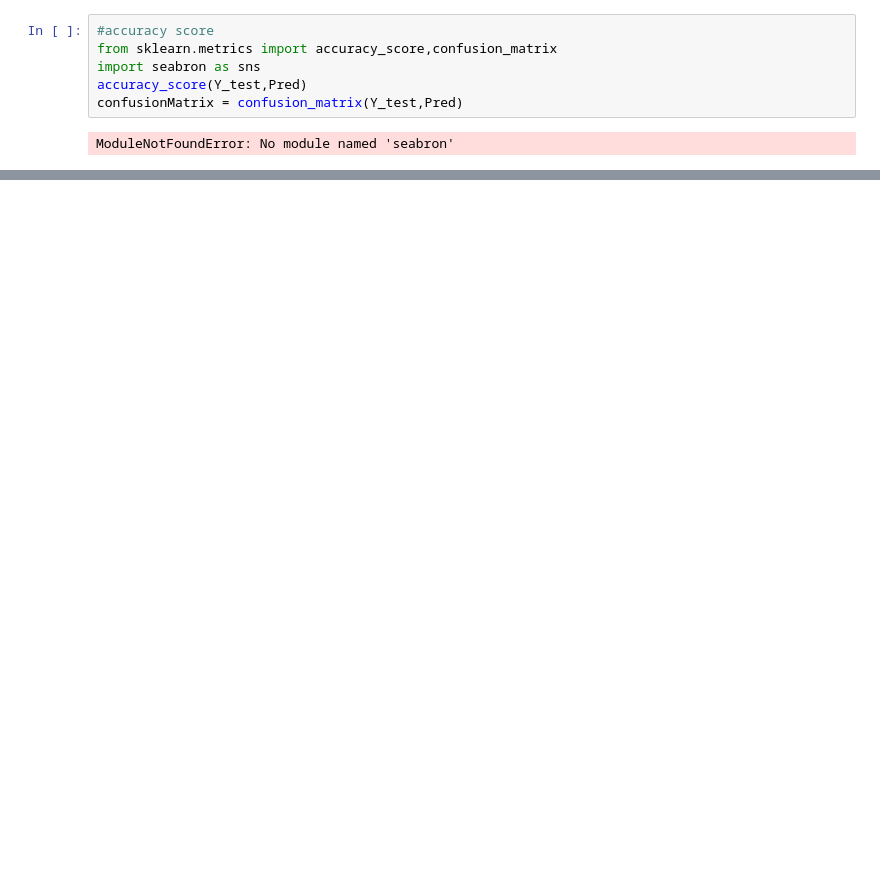
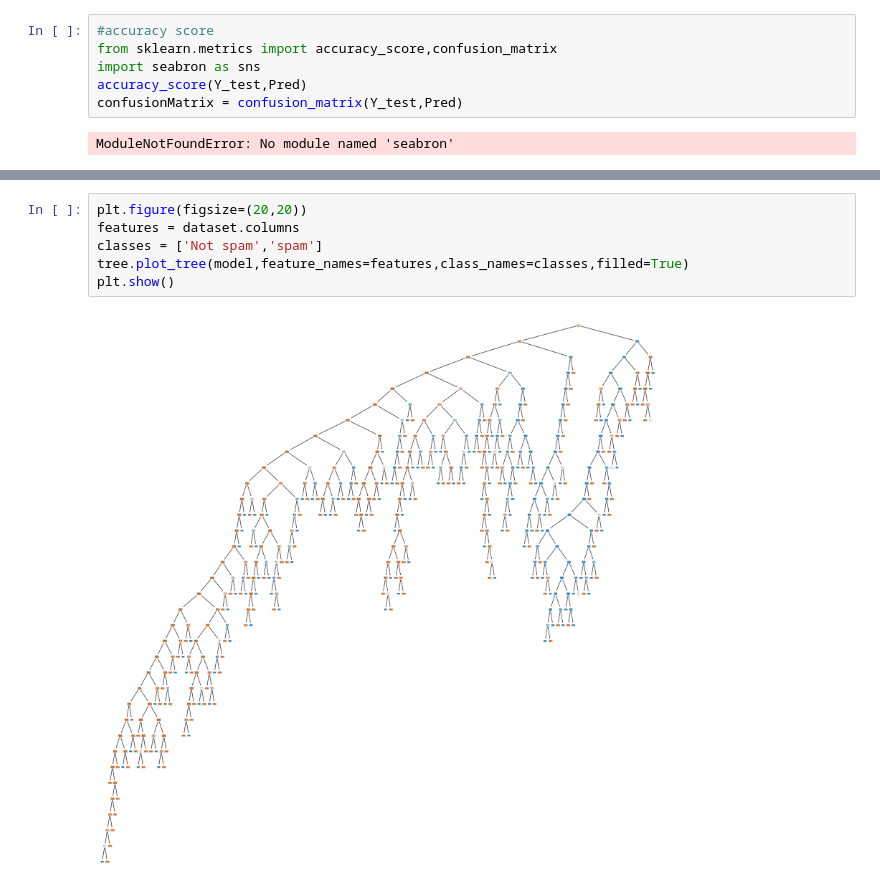
Before and after one commit to Dilini-457/ML-CW, a Jupyter notebook: spambase/ML CW-Decision tree.ipynb, the cells around one changed output, grey strips where cells are left out. Drawn from its saved outputs; the diff is of its cells as text; blank space fills up the shorter version.

```diff
--- a/spambase/ML CW-Decision tree.ipynb
+++ b/spambase/ML CW-Decision tree.ipynb
@@ -220,0 +248,8 @@ ModuleNotFoundError: No module named 'seabron'
+# %%
+plt.figure(figsize=(20,20))
+features = dataset.columns
+classes = ['Not spam','spam']
+tree.plot_tree(model,feature_names=features,class_names=classes,filled=True)
+plt.show()
+# %% [output]
+[figure, added]
```
Also changed, not shown: parts of 9 cells of this notebook.
